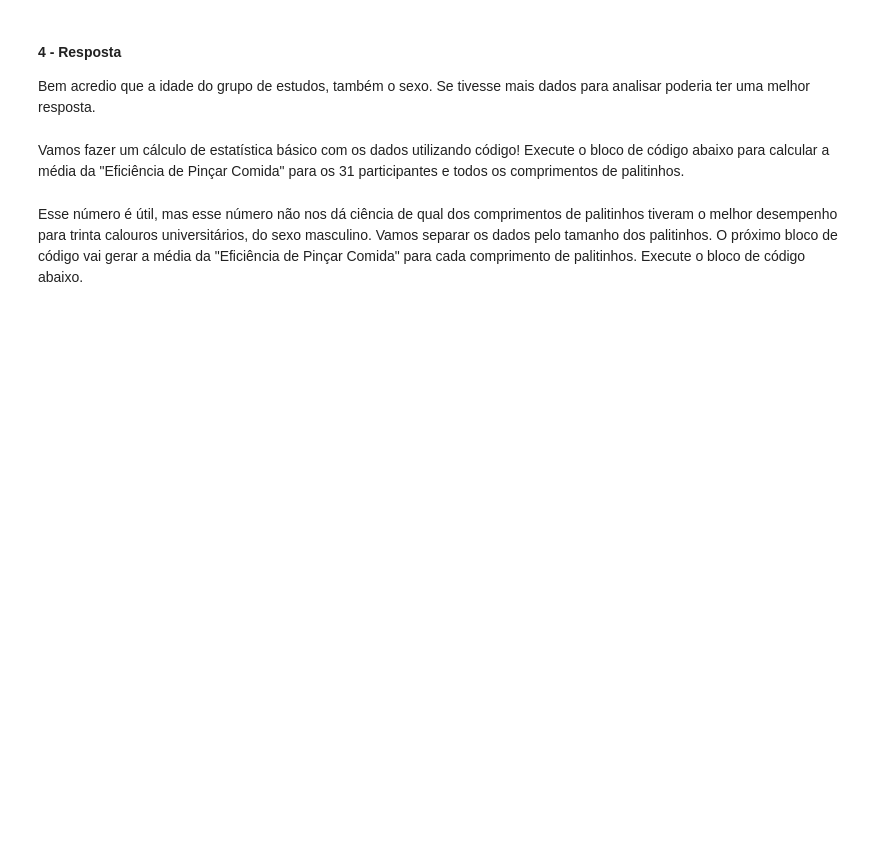
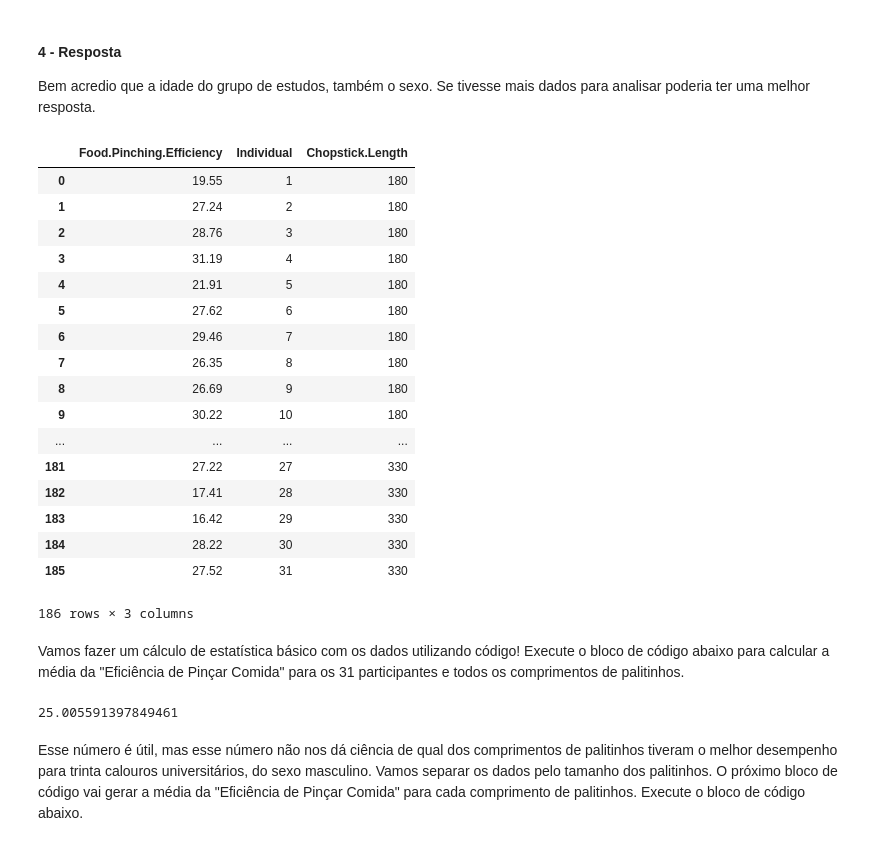
Before and after one commit to Leeaandrob/data-analyst-nanodegree, a Jupyter notebook: project0/Data_Analyst_ND_Project0.ipynb, the cells around one changed output. Saved outputs shown, nothing was run; the diff lists cells and outputs as text; code cells hidden in the pictures; blank space fills up the shorter version.

Commit message:
update project and add gitignore

```diff
--- a/project0/Data_Analyst_ND_Project0.ipynb
+++ b/project0/Data_Analyst_ND_Project0.ipynb
@@ -33,14 +34,35 @@ Bem acredio que a idade do grupo de estudos, também o sexo. Se tivesse mais dad
 # %%
 import pandas as pd
 
-path = r'/Users/leandrobarbosa/Learn/udacity/project0/chopstick-effectiveness.csv'
+path = r'/Users/leandrobarbosa/Learn/udacity/data-analyst-nanodegree/project0/chopstick-effectiveness.csv'
 
 dataFrame = pd.read_csv(path)
 dataFrame
+# %% [output]
+|  | Food.Pinching.Efficiency | Individual | Chopstick.Length |
+| 0 | 19.55 | 1 | 180 |
+| 1 | 27.24 | 2 | 180 |
+| 2 | 28.76 | 3 | 180 |
+| 3 | 31.19 | 4 | 180 |
+| 4 | 21.91 | 5 | 180 |
+| 5 | 27.62 | 6 | 180 |
+| 6 | 29.46 | 7 | 180 |
+| 7 | 26.35 | 8 | 180 |
+| 8 | 26.69 | 9 | 180 |
+| 9 | 30.22 | 10 | 180 |
+| ... | ... | ... | ... |
+| 181 | 27.22 | 27 | 330 |
+| 182 | 17.41 | 28 | 330 |
+| 183 | 16.42 | 29 | 330 |
+| 184 | 28.22 | 30 | 330 |
+| 185 | 27.52 | 31 | 330 |
+186 rows × 3 columns
 # %% [markdown]
 Vamos fazer um cálculo de estatística básico com os dados utilizando código! Execute o bloco de código abaixo para calcular a média da "Eficiência de Pinçar Comida" para os 31 participantes e todos os comprimentos de palitinhos.
 # %%
 dataFrame['Food.Pinching.Efficiency'].mean()
+# %% [output]
+25.005591397849461
 # %% [markdown]
 Esse número é útil, mas esse número não nos dá ciência de qual dos comprimentos de palitinhos tiveram o melhor desempenho para trinta calouros universitários, do sexo masculino. Vamos separar os dados pelo tamanho dos palitinhos. O próximo bloco de código vai gerar a média da "Eficiência de Pinçar Comida" para cada comprimento de palitinhos. Execute o bloco de código abaixo.
 # %%
```
Also changed, not shown: parts of 10 cells of this notebook, 1 other file.
